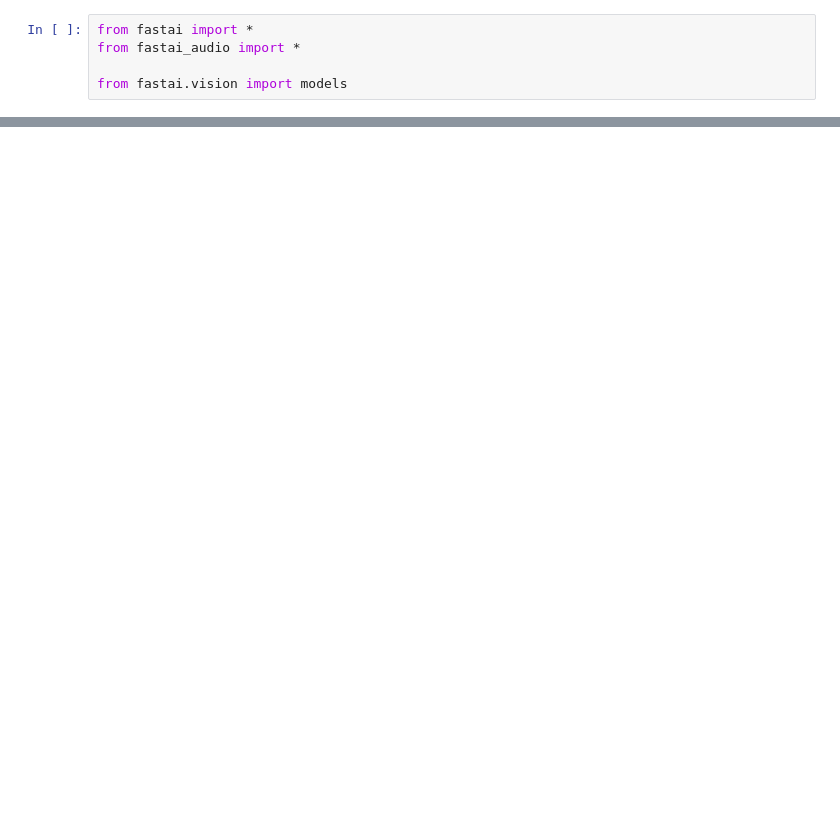
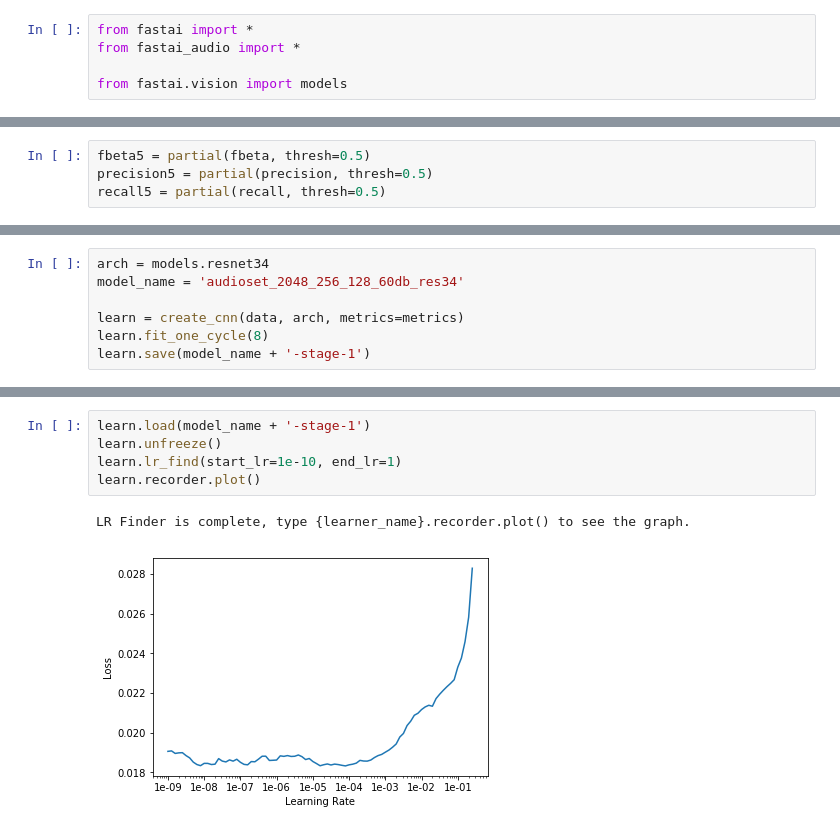
Before and after one commit to jhartquist/fastai_audio, a Jupyter notebook: notebooks/[demo] Multi-Label, Equal Lengths (audioset).ipynb, the cells around one changed output, grey strips where cells are left out. Saved outputs shown, nothing was run; the diff lists cells and outputs as text; blank space fills up the shorter version.

```diff
--- a/notebooks/[demo] Multi-Label, Equal Lengths (audioset).ipynb
+++ b/notebooks/[demo] Multi-Label, Equal Lengths (audioset).ipynb
@@ -53,0 +104,4 @@ tfms = [inputs_tfm]
+# %%
+fbeta5 = partial(fbeta, thresh=0.5)
+precision5 = partial(precision, thresh=0.5)
+recall5 = partial(recall, thresh=0.5)
@@ -64,0 +175,7 @@ learn = create_cnn(data, models.resnet18, metrics=[error_rate, mapk])
+# %%
+arch = models.resnet34
+model_name = 'audioset_2048_256_128_60db_res34'
+
+learn = create_cnn(data, arch, metrics=metrics)
+learn.fit_one_cycle(8)
+learn.save(model_name + '-stage-1')
@@ -64,0 +193,8 @@ learn = create_cnn(data, models.resnet18, metrics=[error_rate, mapk])
+# %%
+learn.load(model_name + '-stage-1')
+learn.unfreeze()
+learn.lr_find(start_lr=1e-10, end_lr=1)
+learn.recorder.plot()
+# %% [output]
+LR Finder is complete, type {learner_name}.recorder.plot() to see the graph.
+[figure, added]
```
Also changed, not shown: parts of 45 cells of this notebook, 3 other files.
